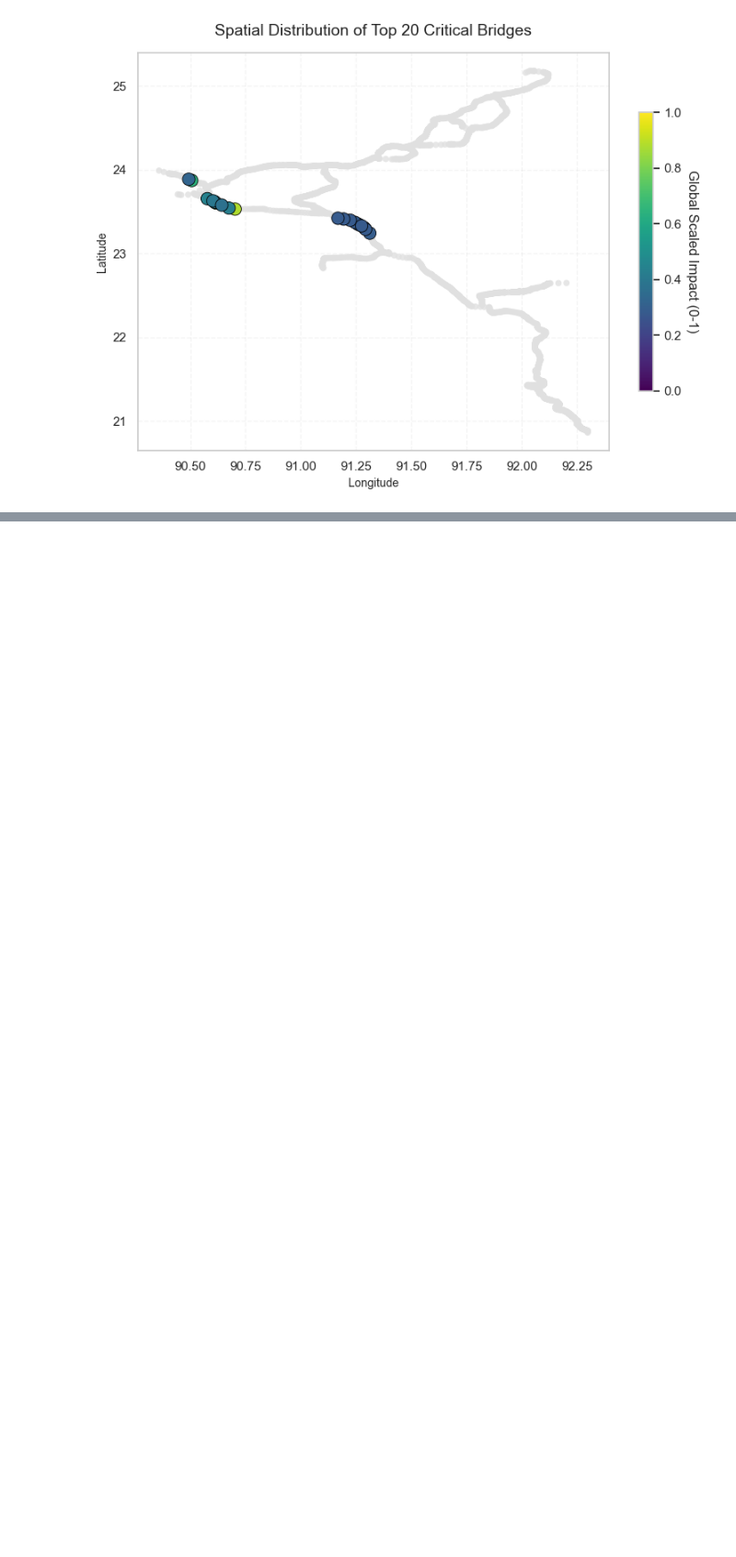
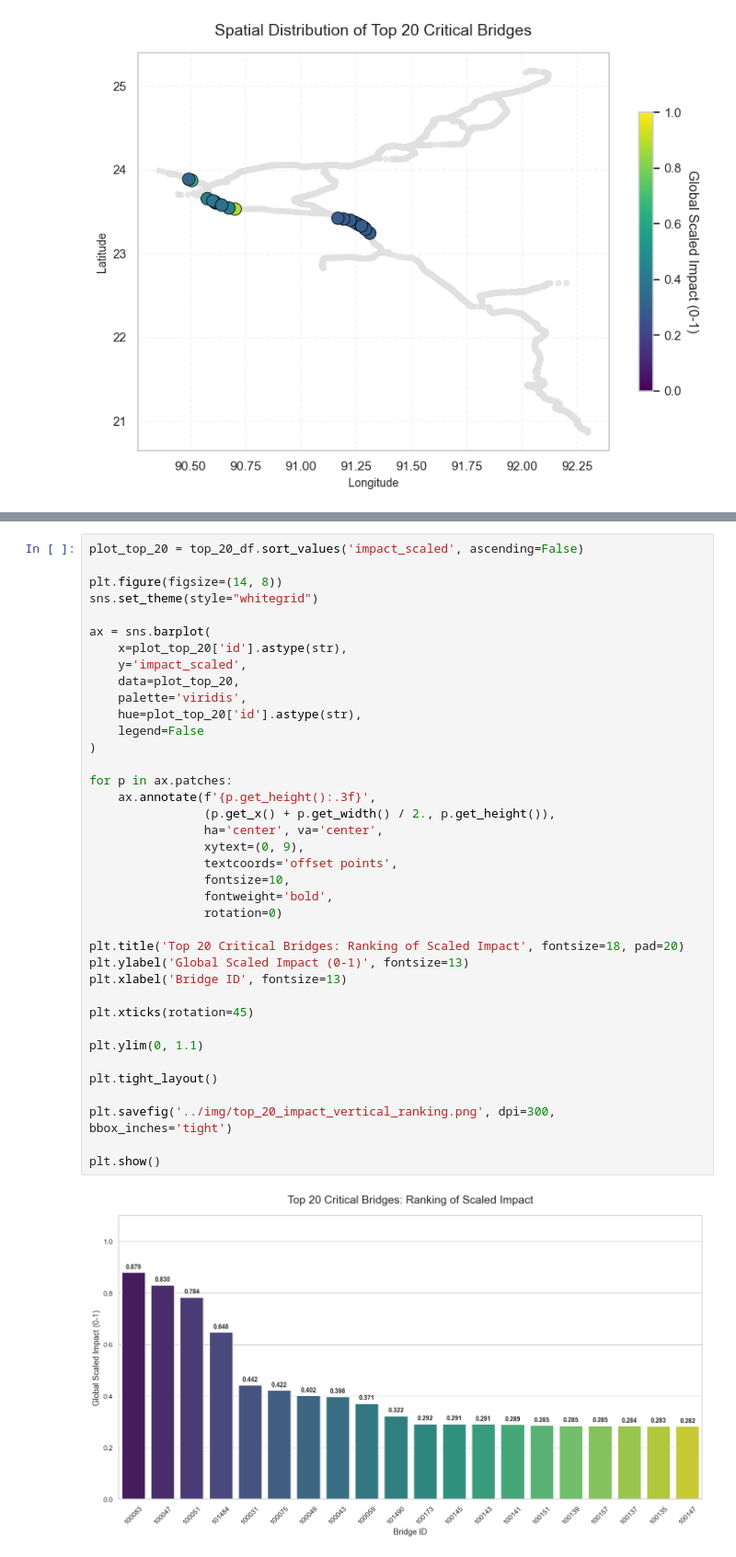
Before and after one commit to nielsvdd42/EPA133A-Advanced-Simulation-Group-1, a Jupyter notebook: EPA133a-G01-A4/notebook/3c_scenario_analysis.ipynb, the cells around one changed output, grey strips where cells are left out. Shown at 92% size. Cells and saved outputs as stored; diff of their text form; blank space fills up the shorter version.

Commit message:
laatste 4 critical bridges

```diff
--- a/EPA133a-G01-A4/notebook/3c_scenario_analysis.ipynb
+++ b/EPA133a-G01-A4/notebook/3c_scenario_analysis.ipynb
@@ -192,0 +272,40 @@ plt.show()
+# %%
+plot_top_20 = top_20_df.sort_values('impact_scaled', ascending=False)
+
+plt.figure(figsize=(14, 8))
+sns.set_theme(style="whitegrid")
+
+ax = sns.barplot(
+    x=plot_top_20['id'].astype(str),
+    y='impact_scaled',
+    data=plot_top_20,
+    palette='viridis',
+    hue=plot_top_20['id'].astype(str),
+    legend=False
+)
+
+for p in ax.patches:
+    ax.annotate(f'{p.get_height():.3f}',
+                (p.get_x() + p.get_width() / 2., p.get_height()),
+                ha='center', va='center',
+                xytext=(0, 9),
+                textcoords='offset points',
+                fontsize=10,
+                fontweight='bold',
+                rotation=0)
+
+plt.title('Top 20 Critical Bridges: Ranking of Scaled Impact', fontsize=18, pad=20)
+plt.ylabel('Global Scaled Impact (0-1)', fontsize=13)
+plt.xlabel('Bridge ID', fontsize=13)
+
+plt.xticks(rotation=45)
+
+plt.ylim(0, 1.1)
+
+plt.tight_layout()
+
+plt.savefig('../img/top_20_impact_vertical_ranking.png', dpi=300, bbox_inches='tight')
+
+plt.show()
+# %% [output]
+[figure, added]
```
Also changed, not shown: parts of 6 cells of this notebook.
